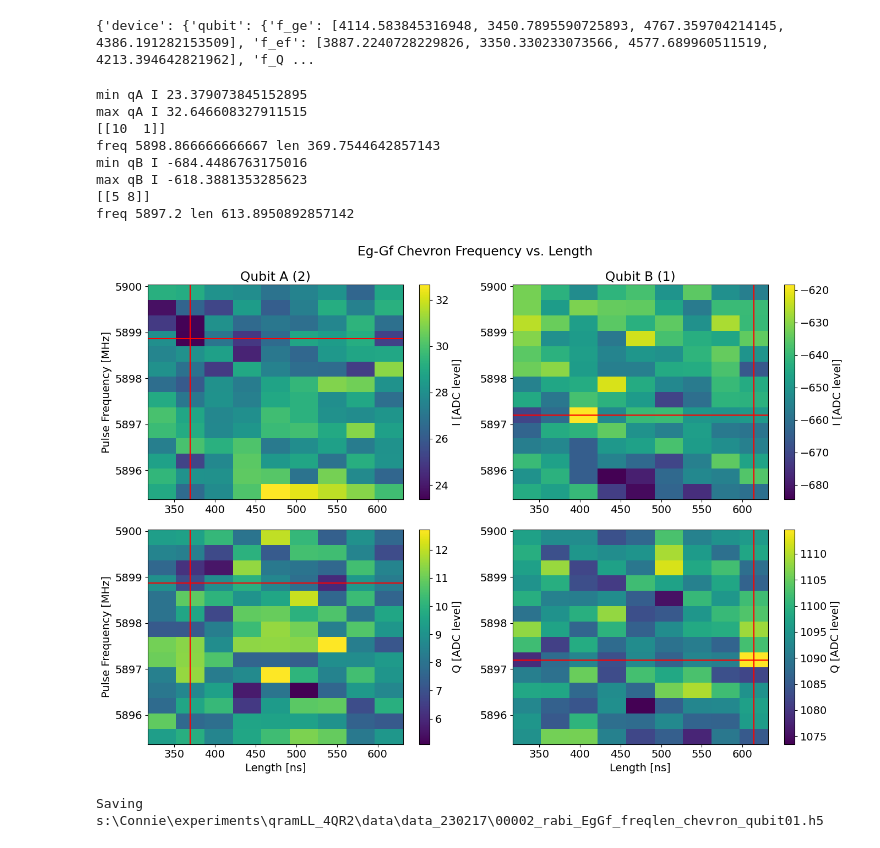
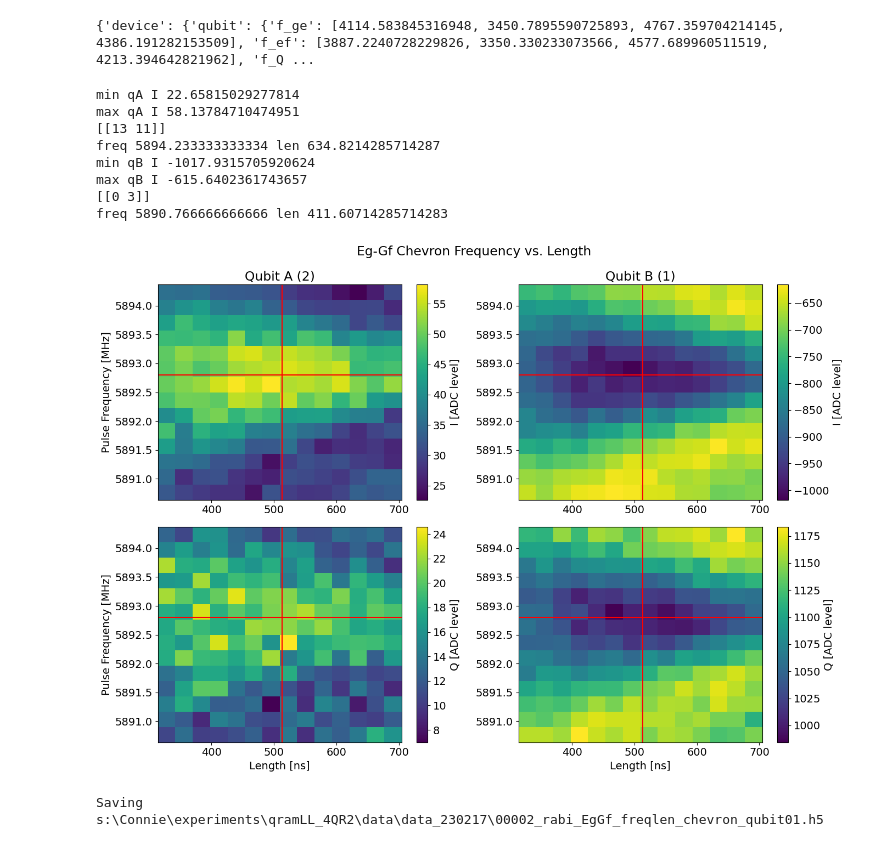
Before and after one commit to SchusterLab/qram_tprocv1_expts, a Jupyter notebook: two_qubit_sandbox.ipynb, the cells around one changed output. Drawn from its saved outputs; the diff is of its cells as text; code cells hidden in the pictures.

```diff
--- a/two_qubit_sandbox.ipynb
+++ b/two_qubit_sandbox.ipynb
@@ -451,7 +452,7 @@ rabiEgGfFreqLenChevron = meas.EgGfFreqLenChevronExperiment(
 )
 
 # span_f = 8 # MHz
-span_f = 5 # MHz
+span_f = 4 # MHz
 npts_f = 15
 
 rabiEgGfFreqLenChevron.cfg.expt = dict(
@@ -461,10 +462,10 @@ rabiEgGfFreqLenChevron.cfg.expt = dict(
     step_f=span_f/npts_f, # freq step,
     expts_f=npts_f, # number of different freq experiments,
     start_len=0.300, # pulse length (sigma) [us]
-    step_len=soc.cycles2us(15), # [us]
-    expts_len=10,
+    step_len=soc.cycles2us(12), # [us]
+    expts_len=15,
     # gain=18000,
-    reps=2000,
+    reps=1000,
     pulse_type='flat_top',
     # post_process='scale', #'threshold',
     # singleshot_reps=10000,
@@ -491,25 +492,25 @@ except Exception:
 # %%
 # TESTING
 # rabiEgGfChevron = meas.EgGfFreqLenChevronExperiment(config_file=config_path)
 # # rabiEgGfChevron.cfg.expt = dict(sigma_test=0.400, singleshot=False,)
 # temp_data, attrs = prev_data(expt_path, '00001_rabi_EgGf_gainlen_chevron_qubit01.h5')
 # rabiEgGfChevron.cfg.expt = attrs['config']['expt']
 # print(temp_data.keys())
 # # data = rabiEgGfChevron.analyze(data=temp_data, fit=True)
 # rabiEgGfChevron.display(data=temp_data)
 # rabiEgGfChevron.display(data=temp_data, saveplot=True)
 rabiEgGfFreqLenChevron.analyze(data=None)
-rabiEgGfFreqLenChevron.display(data=None) #, plot_freq=5892.65, plot_len=512.99)
+rabiEgGfFreqLenChevron.display(data=None, plot_freq=5892.80, plot_len=512.99)
 # %% [output]
-min qA I 23.379073845152895
-max qA I 32.646608327911515
-[[10  1]]
-freq 5898.866666666667 len 369.7544642857143
-min qB I -684.4486763175016
-max qB I -618.3881353285623
-[[5 8]]
-freq 5897.2 len 613.8950892857142
+min qA I 22.65815029277814
+max qA I 58.13784710474951
+[[13 11]]
+freq 5894.233333333334 len 634.8214285714287
+min qB I -1017.9315705920624
+max qB I -615.6402361743657
+[[0 3]]
+freq 5890.766666666666 len 411.60714285714283
-[figure, old version]
+[figure, new version]
 # %%
 rabiEgGfFreqLenChevron.save_data()
 # %% [output]
```
Also changed, not shown: parts of 4 cells of this notebook, 1 other file.
